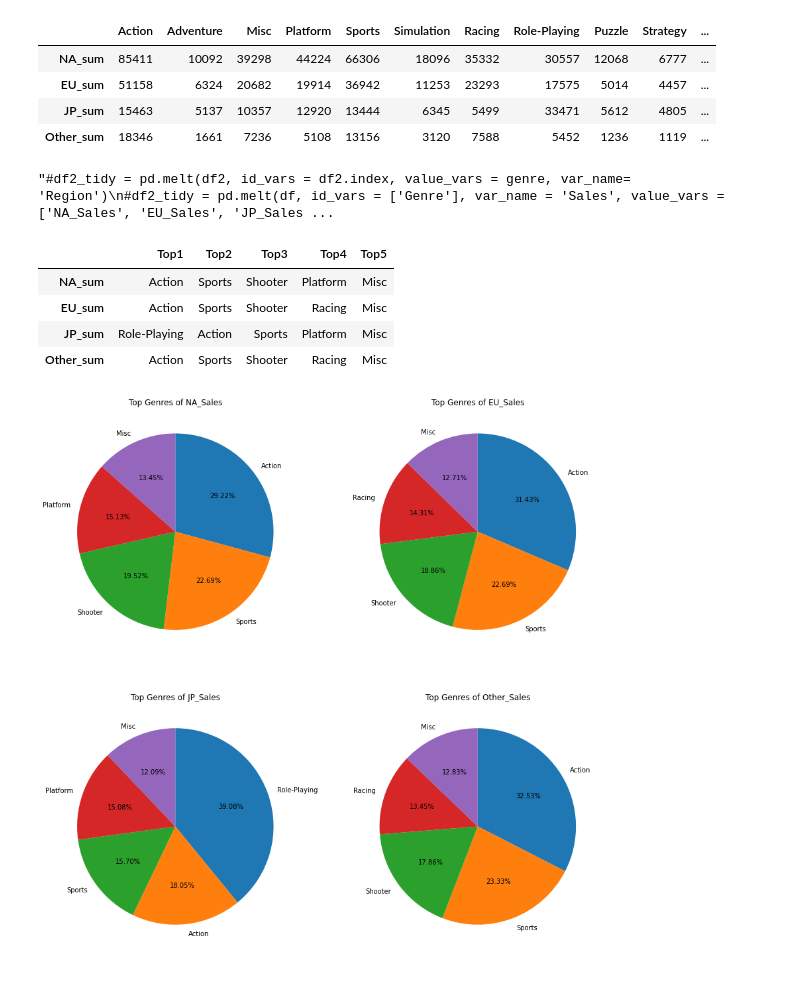
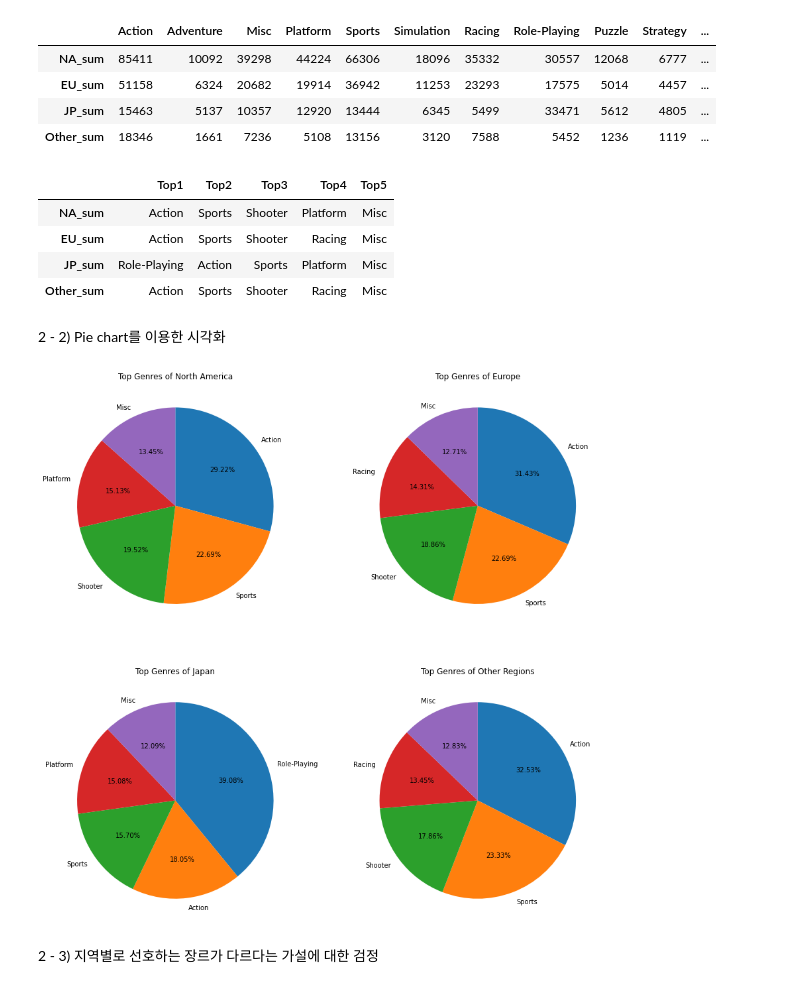
Before and after one commit to wisesprout/video-game-sales-analysis, a Jupyter notebook: Project1.ipynb, the cells around one changed output. Saved outputs shown, nothing was run; the diff lists cells and outputs as text; code cells hidden in the pictures.

```diff
--- a/Project1.ipynb
+++ b/Project1.ipynb
@@ -137,14 +137,6 @@ df2
 | EU_sum | 51158 | 6324 | 20682 | 19914 | 36942 | 11253 | 23293 | 17575 | 5014 | 4457 | ... |
 | JP_sum | 15463 | 5137 | 10357 | 12920 | 13444 | 6345 | 5499 | 33471 | 5612 | 4805 | ... |
 | Other_sum | 18346 | 1661 | 7236 | 5108 | 13156 | 3120 | 7588 | 5452 | 1236 | 1119 | ... |
-# %%
-'''#df2_tidy = pd.melt(df2, id_vars = df2.index, value_vars = genre, var_name= 'Region')
-#df2_tidy = pd.melt(df, id_vars = ['Genre'], var_name = 'Sales', value_vars = ['NA_Sales', 'EU_Sales', 'JP_Sales', 'Other_Sales'], value_name = 'Sum')
-#df2_tidy
-df2g = df.groupby(by = ['Sales','Genre']).sum()
-df2g'''
-# %% [output]
-"#df2_tidy = pd.melt(df2, id_vars = df2.index, value_vars = genre, var_name= 'Region')\n#df2_tidy = pd.melt(df, id_vars = ['Genre'], var_name = 'Sales', value_vars = ['NA_Sales', 'EU_Sales', 'JP_Sales ...
 # %%
 # 추출한 데이터에서 상위 5순위 출력
 # 시각화 결과 검토를 위한 참고용
@@ -170,6 +162,8 @@ na_top = df2.loc['NA_sum', :].sort_values(ascending = False)
 eu_top = df2.loc['EU_sum', :].sort_values(ascending = False)
 jp_top = df2.loc['JP_sum', :].sort_values(ascending = False)
 ot_top = df2.loc['Other_sum', :].sort_values(ascending = False)
+# %% [markdown]
+2 - 2) Pie chart를 이용한 시각화
 # %%
 # 시각화 - pie chart
 fig = plt.figure(figsize = (15,15))  # 배경
@@ -177,43 +171,41 @@ fig.set_facecolor('white')
 
 # Top 5 Genres of NA_Sales
 ax = plt.subplot(221)  # 기본 위치
-ax.pie(x = na_top[0:5],
+ax.pie(x = na_top[0:5],  #
        labels = na_top.index[0:5],
        autopct = lambda x : '{:.2f}%'.format(x),
        startangle = 90,
        counterclock = False)
-#plt.legend()
-plt.title('Top Genres of NA_Sales')
+plt.title('Top Genres of North America')
 
 # Top 5 Genres of EU_Sales
 ax = plt.subplot(222)  # 기본 위치
 ax.pie(x = eu_top[0:5],
        labels = eu_top.index[0:5],
        autopct = lambda x : '{:.2f}%'.format(x),
        startangle = 90,
        counterclock = False)
-#plt.legend()
-plt.title('Top Genres of EU_Sales')
+plt.title('Top Genres of Europe')
 
 # Top 5 Genres of JP_Sales
 ax = plt.subplot(223)  # 기본 위치
 ax.pie(x = jp_top[0:5],
        labels = jp_top.index[0:5],
        autopct = lambda x : '{:.2f}%'.format(x),
        startangle = 90,
        counterclock = False)
-#plt.legend()
-plt.title('Top Genres of JP_Sales')
+plt.title('Top Genres of Japan')
 
 # Top 5 Genres of Other_Sales
 ax = plt.subplot(224)  # 기본 위치
 ax.pie(x = ot_top[0:5],
        labels = ot_top.index[0:5],
        autopct = lambda x : '{:.2f}%'.format(x),
        startangle = 90,
        counterclock = False)
-#plt.legend()
-plt.title('Top Genres of Other_Sales')
+plt.title('Top Genres of Other Regions')
 plt.show()
 # %% [output]
-[figure, old version]
+[figure, new version]
+# %% [markdown]
+2 - 3) 지역별로 선호하는 장르가 다르다는 가설에 대한 검정
```
Also changed, not shown: parts of 1 cell of this notebook.
